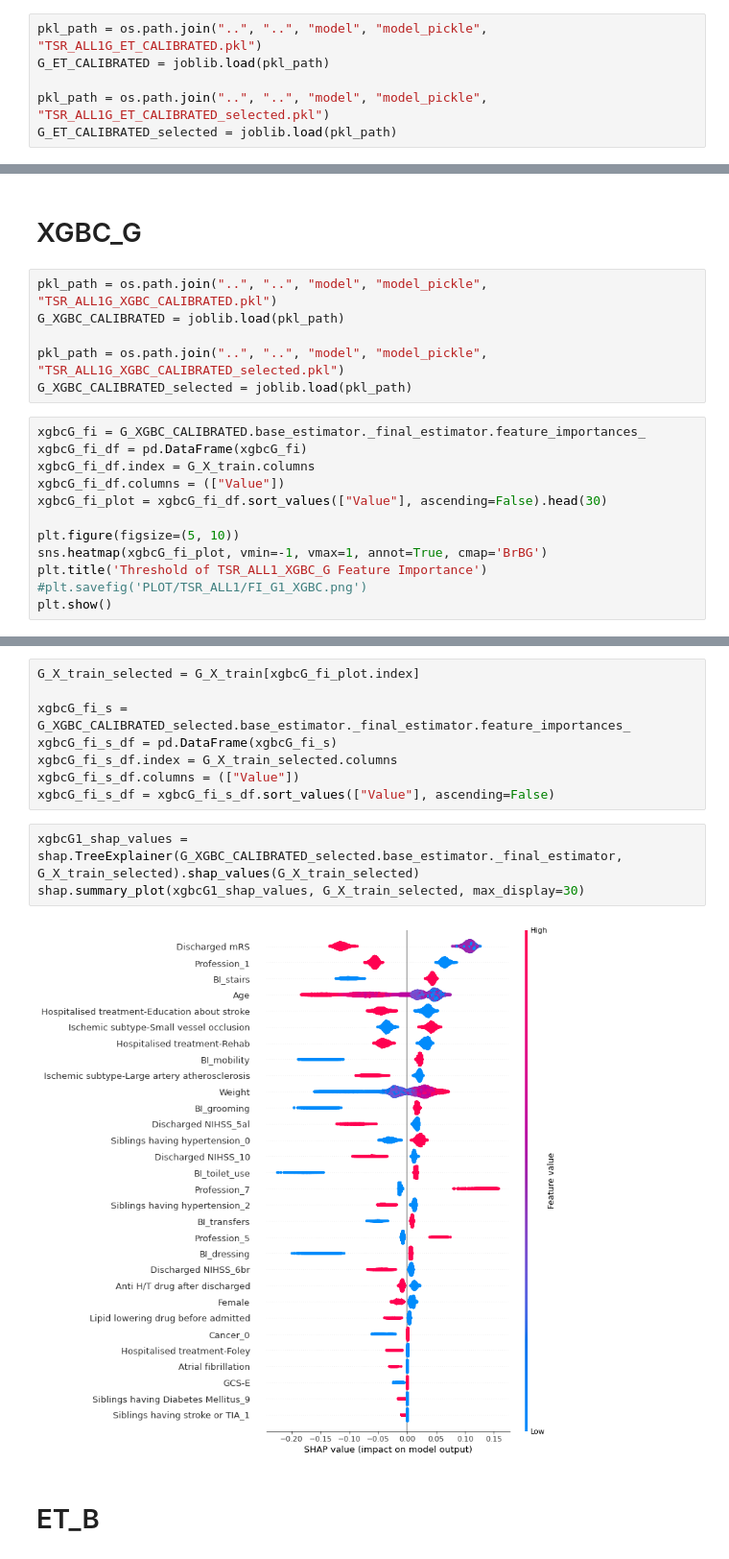
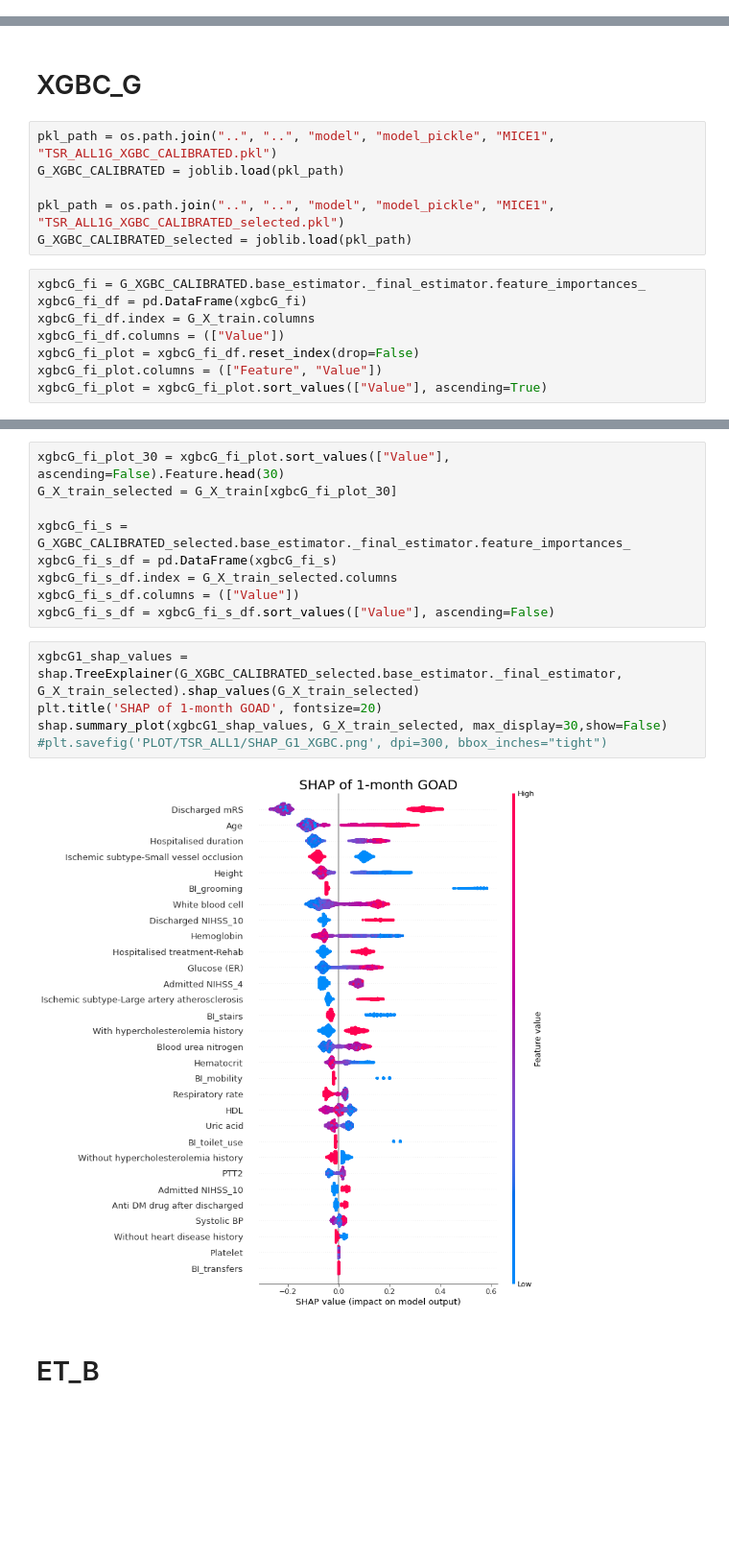
Before and after one commit to sn987532159/TSR_ML, a Jupyter notebook: result/TSR_ALL/TSR_ALL1_FI.ipynb, the cells around one changed output, grey strips where cells are left out. Shown: that part at 96% size. Cells and saved outputs as stored; diff of their text form; blank space fills up the shorter version.

```diff
--- a/result/TSR_ALL/TSR_ALL1_FI.ipynb
+++ b/result/TSR_ALL/TSR_ALL1_FI.ipynb
@@ -16,9 +16,3 @@ csv_path = os.path.join("..", "..", "data", "LINKED_DATA", "TSR_ALL", "TSR_ALL1"
 B_X_train = pd.read_csv(csv_path)
 # %% [markdown]
 # ET_G
-# %%
-pkl_path = os.path.join("..", "..", "model", "model_pickle", "TSR_ALL1G_ET_CALIBRATED.pkl")
-G_ET_CALIBRATED = joblib.load(pkl_path)
-
-pkl_path = os.path.join("..", "..", "model", "model_pickle", "TSR_ALL1G_ET_CALIBRATED_selected.pkl")
-G_ET_CALIBRATED_selected = joblib.load(pkl_path)
@@ -52,20 +72,16 @@ shap.summary_plot(etG1_shap_values[1], G_X_train_selected, max_display=30)
 # %% [markdown]
 # XGBC_G
 # %%
-pkl_path = os.path.join("..", "..", "model", "model_pickle", "TSR_ALL1G_XGBC_CALIBRATED.pkl")
+pkl_path = os.path.join("..", "..", "model", "model_pickle", "MICE1", "TSR_ALL1G_XGBC_CALIBRATED.pkl")
 G_XGBC_CALIBRATED = joblib.load(pkl_path)
 
-pkl_path = os.path.join("..", "..", "model", "model_pickle", "TSR_ALL1G_XGBC_CALIBRATED_selected.pkl")
+pkl_path = os.path.join("..", "..", "model", "model_pickle", "MICE1", "TSR_ALL1G_XGBC_CALIBRATED_selected.pkl")
 G_XGBC_CALIBRATED_selected = joblib.load(pkl_path)
 # %%
 xgbcG_fi = G_XGBC_CALIBRATED.base_estimator._final_estimator.feature_importances_
 xgbcG_fi_df = pd.DataFrame(xgbcG_fi)
 xgbcG_fi_df.index = G_X_train.columns
 xgbcG_fi_df.columns = (["Value"])
-xgbcG_fi_plot = xgbcG_fi_df.sort_values(["Value"], ascending=False).head(30)
-
-plt.figure(figsize=(5, 10))
-sns.heatmap(xgbcG_fi_plot, vmin=-1, vmax=1, annot=True, cmap='BrBG')
-plt.title('Threshold of TSR_ALL1_XGBC_G Feature Importance')
-#plt.savefig('PLOT/TSR_ALL1/FI_G1_XGBC.png')
-plt.show()
+xgbcG_fi_plot = xgbcG_fi_df.reset_index(drop=False)
+xgbcG_fi_plot.columns = (["Feature", "Value"])
+xgbcG_fi_plot = xgbcG_fi_plot.sort_values(["Value"], ascending=True)
@@ -74,5 +132,6 @@ plt.show()
 # %%
-G_X_train_selected = G_X_train[xgbcG_fi_plot.index]
+xgbcG_fi_plot_30 = xgbcG_fi_plot.sort_values(["Value"], ascending=False).Feature.head(30)
+G_X_train_selected = G_X_train[xgbcG_fi_plot_30]
 
 xgbcG_fi_s = G_XGBC_CALIBRATED_selected.base_estimator._final_estimator.feature_importances_
 xgbcG_fi_s_df = pd.DataFrame(xgbcG_fi_s)
@@ -81,8 +140,10 @@ xgbcG_fi_s_df.columns = (["Value"])
 xgbcG_fi_s_df = xgbcG_fi_s_df.sort_values(["Value"], ascending=False)
 # %%
 xgbcG1_shap_values = shap.TreeExplainer(G_XGBC_CALIBRATED_selected.base_estimator._final_estimator, G_X_train_selected).shap_values(G_X_train_selected)
-shap.summary_plot(xgbcG1_shap_values, G_X_train_selected, max_display=30)
+plt.title('SHAP of 1-month GOAD', fontsize=20)
+shap.summary_plot(xgbcG1_shap_values, G_X_train_selected, max_display=30,show=False)
+#plt.savefig('PLOT/TSR_ALL1/SHAP_G1_XGBC.png', dpi=300, bbox_inches="tight")
 # %% [output]
-[figure, old version]
+[figure, new version]
 # %% [markdown]
 # ET_B
```
Also changed, not shown: parts of 41 cells of this notebook, 26 other files.
